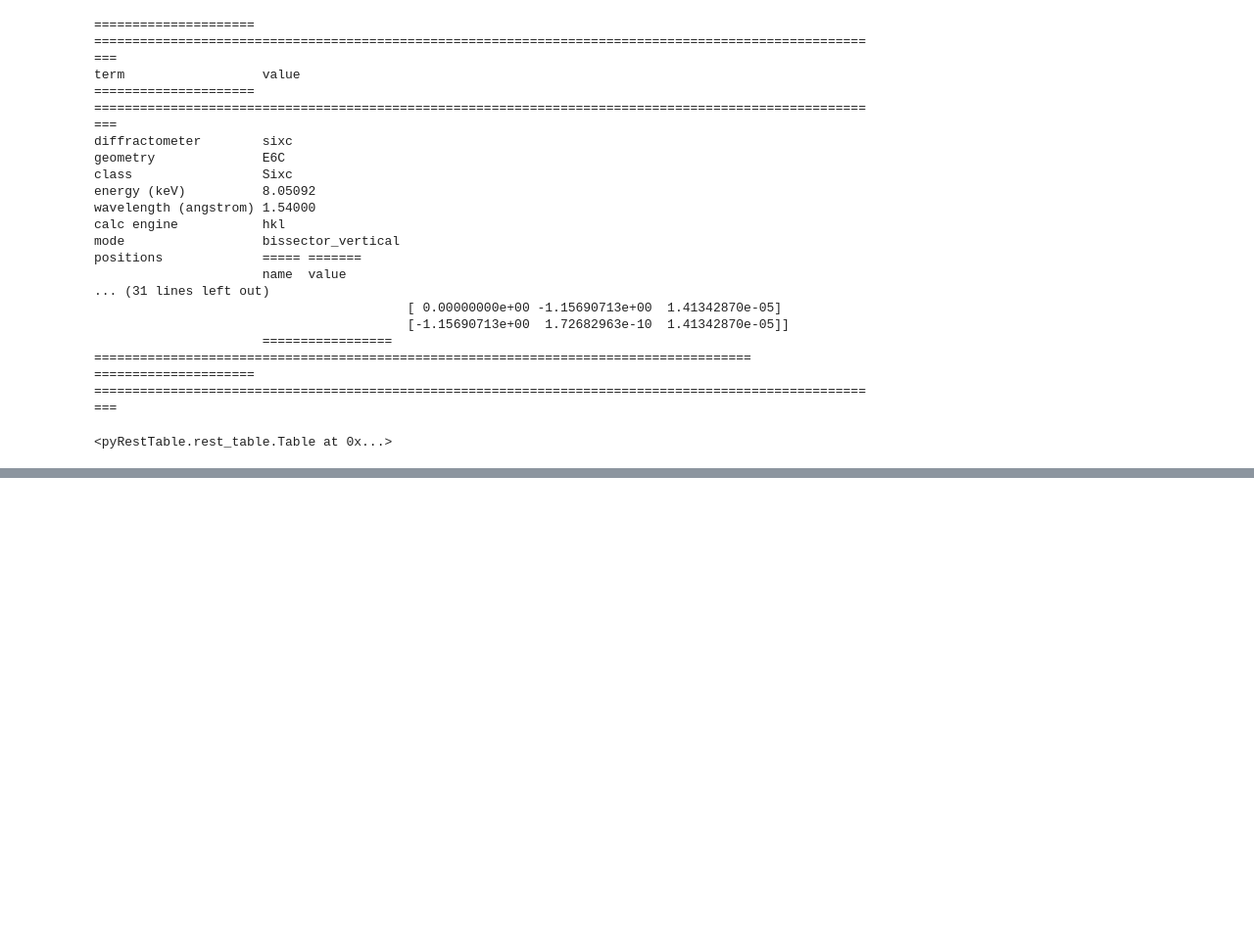
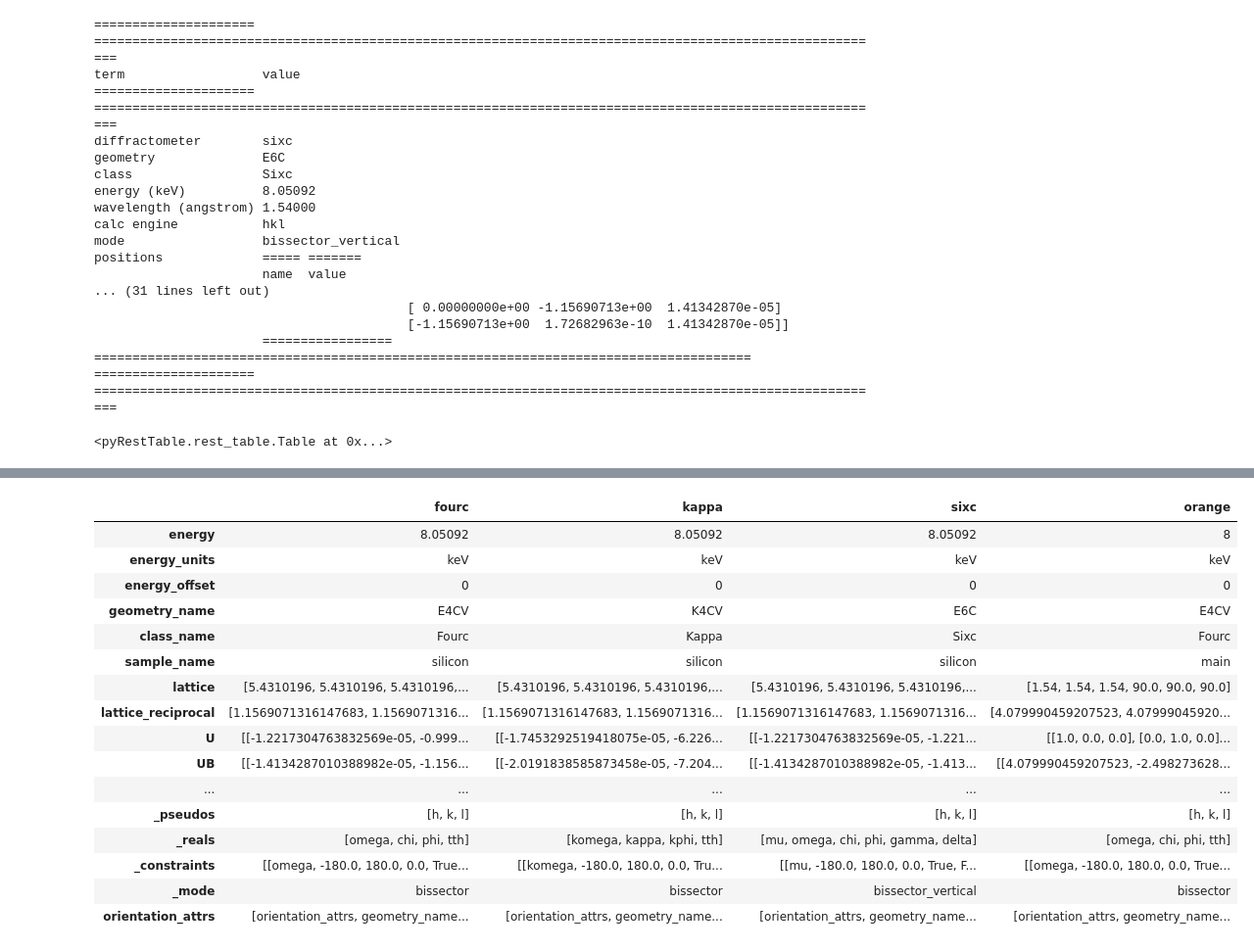
Before and after one commit to bluesky/hklpy, a Jupyter notebook: examples/tst_UB_save_restore.ipynb, the cells around one changed output, grey strips where cells are left out. Shown at 98% size. Drawn from its saved outputs; the diff is of its cells as text; code cells hidden in the pictures; blank space fills up the shorter version.

```diff
--- a/examples/tst_UB_save_restore.ipynb
+++ b/examples/tst_UB_save_restore.ipynb
@@ -232,0 +237,21 @@ pprint.pprint(run_orientation_info(cat[2]))
+# %%
+roi = run_orientation_info(cat[3])
+pd.DataFrame(roi)
+# %% [output]
+|  | fourc | kappa | sixc | orange |
+| energy | 8.05092 | 8.05092 | 8.05092 | 8 |
+| energy_units | keV | keV | keV | keV |
+| energy_offset | 0 | 0 | 0 | 0 |
+| geometry_name | E4CV | K4CV | E6C | E4CV |
+| class_name | Fourc | Kappa | Sixc | Fourc |
+| sample_name | silicon | silicon | silicon | main |
+| lattice | [5.4310196, 5.4310196, 5.4310196,... | [5.4310196, 5.4310196, 5.4310196,... | [5.4310196, 5.4310196, 5.4310196,... | [1.54, 1.54, 1.54, 90.0, 90.0, 90.0] |
+| lattice_reciprocal | [1.1569071316147683, 1.1569071316... | [1.1569071316147683, 1.1569071316... | [1.1569071316147683, 1.1569071316... | [4.079990459207523, 4.07999045920... |
+| U | [[-1.2217304763832569e-05, -0.999... | [[-1.7453292519418075e-05, -6.226... | [[-1.2217304763832569e-05, -1.221... | [[1.0, 0.0, 0.0], [0.0, 1.0, 0.0]... |
+| UB | [[-1.4134287010388982e-05, -1.156... | [[-2.0191838585873458e-05, -7.204... | [[-1.4134287010388982e-05, -1.413... | [[4.079990459207523, -2.498273628... |
+| ... | ... | ... | ... | ... |
+| _pseudos | [h, k, l] | [h, k, l] | [h, k, l] | [h, k, l] |
+| _reals | [omega, chi, phi, tth] | [komega, kappa, kphi, tth] | [mu, omega, chi, phi, gamma, delta] | [omega, chi, phi, tth] |
+| _constraints | [[omega, -180.0, 180.0, 0.0, True... | [[komega, -180.0, 180.0, 0.0, Tru... | [[mu, -180.0, 180.0, 0.0, True, F... | [[omega, -180.0, 180.0, 0.0, True... |
+| _mode | bissector | bissector | bissector_vertical | bissector |
+| orientation_attrs | [orientation_attrs, geometry_name... | [orientation_attrs, geometry_name... | [orientation_attrs, geometry_name... | [orientation_attrs, geometry_name... |
```
Also changed, not shown: parts of 21 cells of this notebook.
